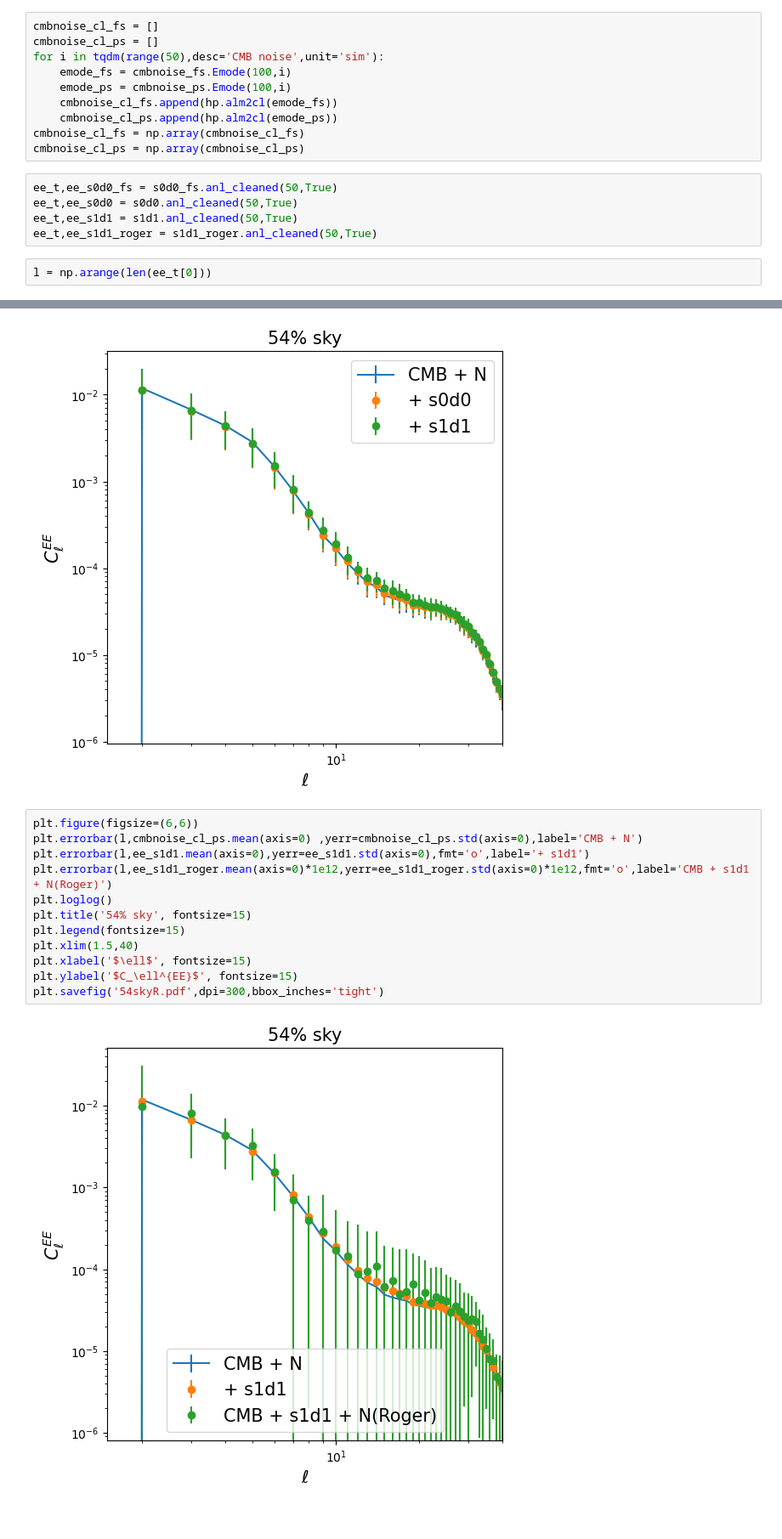
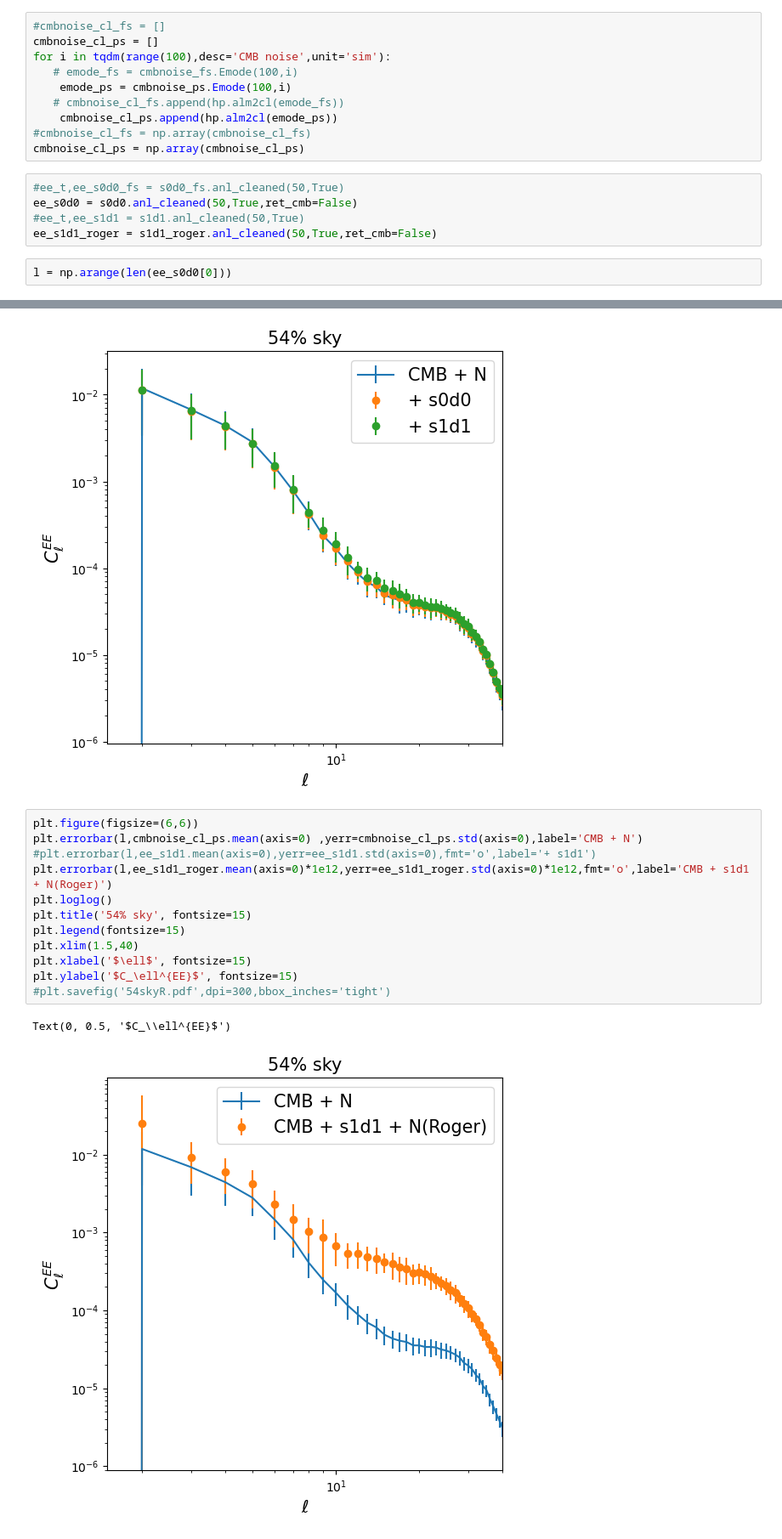
Before and after one commit to antolonappan/taunet, a Jupyter notebook: Notebooks/sky.ipynb, the cells around one changed output, grey strips where cells are left out. Shown at 85% size. Saved outputs shown, nothing was run; the diff lists cells and outputs as text.

```diff
--- a/Notebooks/sky.ipynb
+++ b/Notebooks/sky.ipynb
@@ -59,20 +56,20 @@ tau = 0.06
 # %%
-cmbnoise_cl_fs = []
+#cmbnoise_cl_fs = []
 cmbnoise_cl_ps = []
-for i in tqdm(range(50),desc='CMB noise',unit='sim'):
-    emode_fs = cmbnoise_fs.Emode(100,i)
+for i in tqdm(range(100),desc='CMB noise',unit='sim'):
+   # emode_fs = cmbnoise_fs.Emode(100,i)
     emode_ps = cmbnoise_ps.Emode(100,i)
-    cmbnoise_cl_fs.append(hp.alm2cl(emode_fs))
+   # cmbnoise_cl_fs.append(hp.alm2cl(emode_fs))
     cmbnoise_cl_ps.append(hp.alm2cl(emode_ps))
-cmbnoise_cl_fs = np.array(cmbnoise_cl_fs)
+#cmbnoise_cl_fs = np.array(cmbnoise_cl_fs)
 cmbnoise_cl_ps = np.array(cmbnoise_cl_ps)
 # %%
-ee_t,ee_s0d0_fs = s0d0_fs.anl_cleaned(50,True)
-ee_t,ee_s0d0 = s0d0.anl_cleaned(50,True)
-ee_t,ee_s1d1 = s1d1.anl_cleaned(50,True)
-ee_t,ee_s1d1_roger = s1d1_roger.anl_cleaned(50,True)
+#ee_t,ee_s0d0_fs = s0d0_fs.anl_cleaned(50,True)
+ee_s0d0 = s0d0.anl_cleaned(50,True,ret_cmb=False)
+#ee_t,ee_s1d1 = s1d1.anl_cleaned(50,True)
+ee_s1d1_roger = s1d1_roger.anl_cleaned(50,True,ret_cmb=False)
 # %%
-l = np.arange(len(ee_t[0]))
+l = np.arange(len(ee_s0d0[0]))
 # %%
 plt.figure(figsize=(6,6))
 plt.errorbar(l,cmbnoise_cl_fs.mean(axis=0) ,yerr=cmbnoise_cl_fs.std(axis=0),label='CMB + N')
@@ -103,14 +100,15 @@ plt.savefig('54sky.pdf',dpi=300,bbox_inches='tight')
 # %%
 plt.figure(figsize=(6,6))
 plt.errorbar(l,cmbnoise_cl_ps.mean(axis=0) ,yerr=cmbnoise_cl_ps.std(axis=0),label='CMB + N')
-plt.errorbar(l,ee_s1d1.mean(axis=0),yerr=ee_s1d1.std(axis=0),fmt='o',label='+ s1d1')
+#plt.errorbar(l,ee_s1d1.mean(axis=0),yerr=ee_s1d1.std(axis=0),fmt='o',label='+ s1d1')
 plt.errorbar(l,ee_s1d1_roger.mean(axis=0)*1e12,yerr=ee_s1d1_roger.std(axis=0)*1e12,fmt='o',label='CMB + s1d1 + N(Roger)')
 plt.loglog()
 plt.title('54% sky', fontsize=15)
 plt.legend(fontsize=15)
 plt.xlim(1.5,40)
 plt.xlabel('$\ell$', fontsize=15)
 plt.ylabel('$C_\ell^{EE}$', fontsize=15)
-plt.savefig('54skyR.pdf',dpi=300,bbox_inches='tight')
+#plt.savefig('54skyR.pdf',dpi=300,bbox_inches='tight')
 # %% [output]
+Text(0, 0.5, '$C_\\ell^{EE}$')
-[figure, old version]
+[figure, new version]
```
Also changed, not shown: parts of 7 cells of this notebook, 12 other files.
